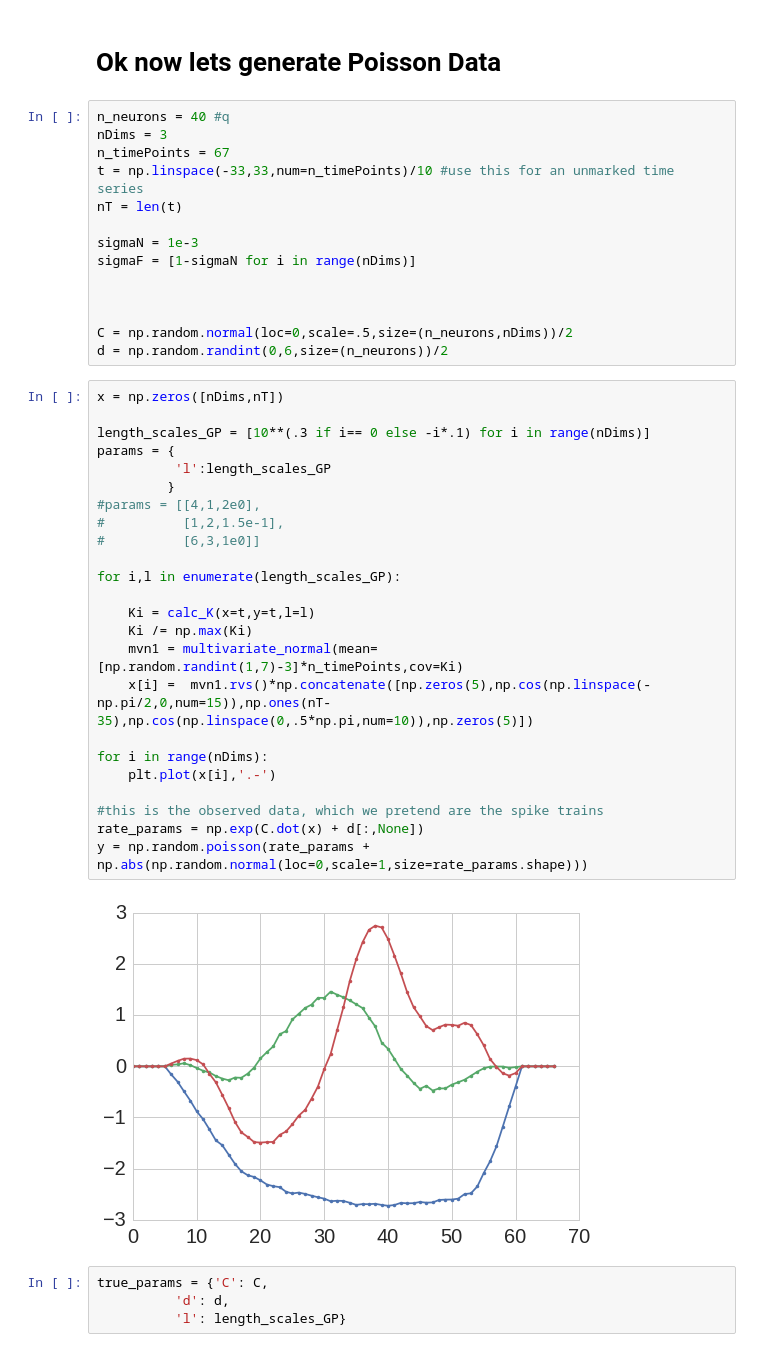
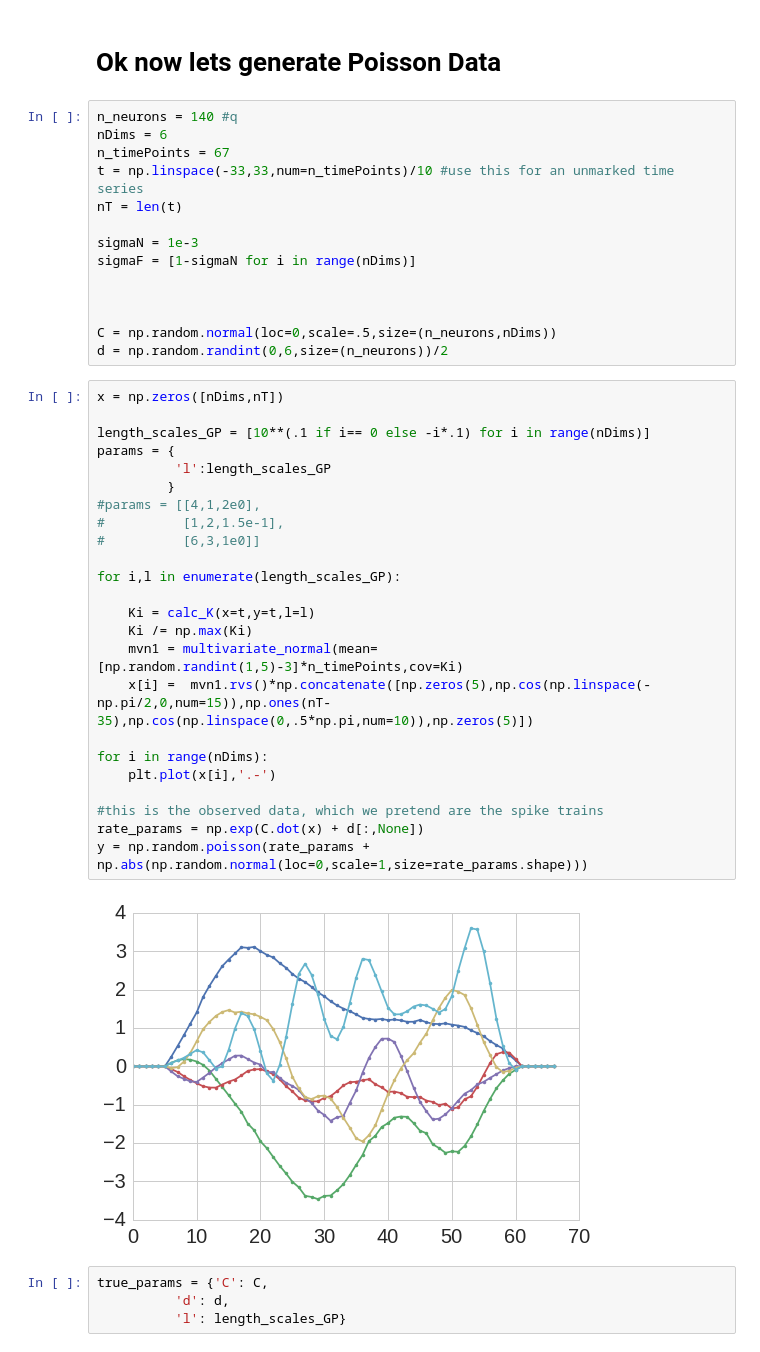
Before and after one commit to yves-weissenberger/GPR, a Jupyter notebook: GPFA_EM_step.ipynb, the cells around one changed output. Saved outputs shown, nothing was run; the diff lists cells and outputs as text.

```diff
--- a/GPFA_EM_step.ipynb
+++ b/GPFA_EM_step.ipynb
@@ -154,8 +169,8 @@ def make_Kbig(params,t,nDims,epsNoise=1e-3):
 # %% [markdown]
 #  Ok now lets generate Poisson Data
 # %%
-n_neurons = 40 #q
-nDims = 3
+n_neurons = 140 #q
+nDims = 6
 n_timePoints = 67
 t = np.linspace(-33,33,num=n_timePoints)/10 #use this for an unmarked time series
 nT = len(t)
@@ -165,34 +180,34 @@ sigmaF = [1-sigmaN for i in range(nDims)]
 
 
 
-C = np.random.normal(loc=0,scale=.5,size=(n_neurons,nDims))/2
+C = np.random.normal(loc=0,scale=.5,size=(n_neurons,nDims))
 d = np.random.randint(0,6,size=(n_neurons))/2
 # %%
 x = np.zeros([nDims,nT])
 
-length_scales_GP = [10**(.3 if i== 0 else -i*.1) for i in range(nDims)]
+length_scales_GP = [10**(.1 if i== 0 else -i*.1) for i in range(nDims)]
 params = {
           'l':length_scales_GP
          }
 #params = [[4,1,2e0],
 #          [1,2,1.5e-1],
 #          [6,3,1e0]]
 
 for i,l in enumerate(length_scales_GP):
 
     Ki = calc_K(x=t,y=t,l=l)
     Ki /= np.max(Ki)
-    mvn1 = multivariate_normal(mean=[np.random.randint(1,7)-3]*n_timePoints,cov=Ki)
+    mvn1 = multivariate_normal(mean=[np.random.randint(1,5)-3]*n_timePoints,cov=Ki)
     x[i] =  mvn1.rvs()*np.concatenate([np.zeros(5),np.cos(np.linspace(-np.pi/2,0,num=15)),np.ones(nT-35),np.cos(np.linspace(0,.5*np.pi,num=10)),np.zeros(5)])
 
 for i in range(nDims):
     plt.plot(x[i],'.-')
 
 #this is the observed data, which we pretend are the spike trains
 rate_params = np.exp(C.dot(x) + d[:,None])
 y = np.random.poisson(rate_params + np.abs(np.random.normal(loc=0,scale=1,size=rate_params.shape)))
 # %% [output]
-[figure, old version]
+[figure, new version]
 # %%
 true_params = {'C': C,
           'd': d,
```
Also changed, not shown: parts of 19 cells of this notebook, 6 other files.
